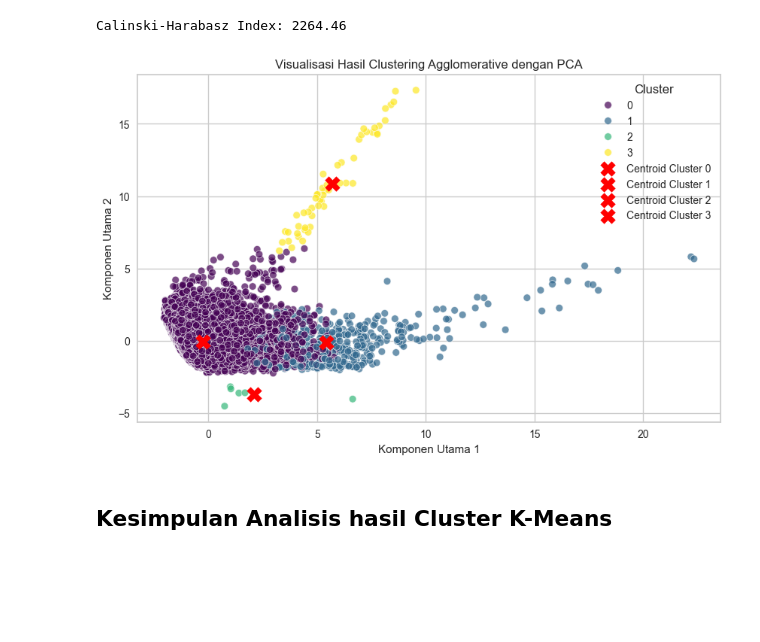
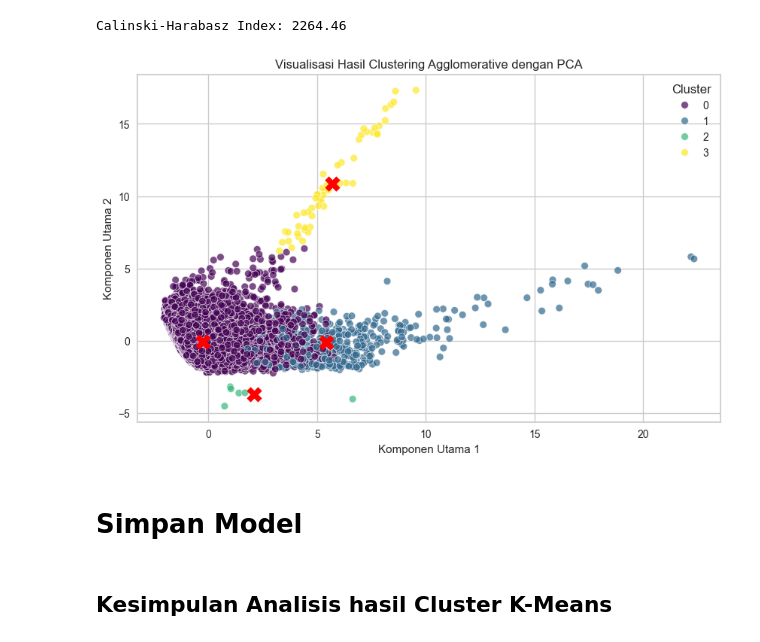
Before and after one commit to SenyuminAja16/2-Faza-Grace, a Jupyter notebook: Model Clustering.ipynb, the cells around one changed output. Saved outputs shown, nothing was run; the diff lists cells and outputs as text; code cells hidden in the pictures; blank space fills up the shorter version.

```diff
--- a/Model Clustering.ipynb
+++ b/Model Clustering.ipynb
@@ -91,17 +92,3 @@ plt.tight_layout()
 plt.show()
 # %% [output]
 [figure]
-# %%
-df["month"] = df["last_updated"].dt.month
-monthly_avg_temp = df.groupby("month")["temperature_celsius"].mean()
-
-plt.figure(figsize=(8, 5))
-sns.lineplot(x=monthly_avg_temp.index, y=monthly_avg_temp.values, marker="o", color="red", linewidth=2)
-plt.xlabel("Bulan")
-plt.ylabel("Rata-rata Suhu (°C)")
-plt.title("Rata-rata Suhu per Bulan")
-plt.xticks(ticks=range(1, 13), labels=[
-    "Jan", "Feb", "Mar", "Apr", "Mei", "Jun", "Jul", "Agu", "Sep", "Okt", "Nov", "Des"
-])
-plt.grid(True)
-plt.show()
@@ -110,5 +95,5 @@ plt.show()
 # %%
-columns_to_drop = ['month', "country", "location_name", "latitude", "longitude", "timezone", "last_updated_epoch", "last_updated", "sunrise", "sunset", "moonrise", "moonset", "moon_phase", "moon_illumination", 'condition_text', 'wind_direction', 'wind_degree', ]
+columns_to_drop = ["country", "location_name", "latitude", "longitude", "timezone", "last_updated_epoch", "last_updated", "sunrise", "sunset", "moonrise", "moonset", "moon_phase", "moon_illumination", 'condition_text', 'wind_direction', 'wind_degree', ]
 df.drop(columns=columns_to_drop, inplace=True)
 df.head(5)
 # %% [output]
@@ -514,24 +513,26 @@ Calinski-Harabasz Index: 2264.46
 # %%
 pca = PCA(n_components=2)
 df_pca = pca.fit_transform(df)
 
 reduced_df = pd.DataFrame(df_pca, columns=['PCA1', 'PCA2'])
 reduced_df['cluster'] = labels_hieararchial
 
 plt.figure(figsize=(10, 6))
 sns.scatterplot(
     x='PCA1', y='PCA2', hue='cluster',
     palette='viridis', data=reduced_df, alpha=0.7
 )
 
 centroids = reduced_df.groupby('cluster')[['PCA1', 'PCA2']].mean()
 for cluster_id, centroid in centroids.iterrows():
-    plt.scatter(centroid['PCA1'], centroid['PCA2'], color='red', s=200, marker='X', label=f'Centroid Cluster {cluster_id}')
+    plt.scatter(centroid['PCA1'], centroid['PCA2'], color='red', s=200, marker='X')
 
 plt.title(f'Visualisasi Hasil Clustering Agglomerative dengan PCA')
 plt.xlabel('Komponen Utama 1')
 plt.ylabel('Komponen Utama 2')
 plt.legend(title='Cluster')
 plt.show()
 # %% [output]
-[figure, old version]
+[figure, new version]
+# %% [markdown]
+# Simpan Model
```
Also changed, not shown: parts of 14 cells of this notebook, 3 other files.
